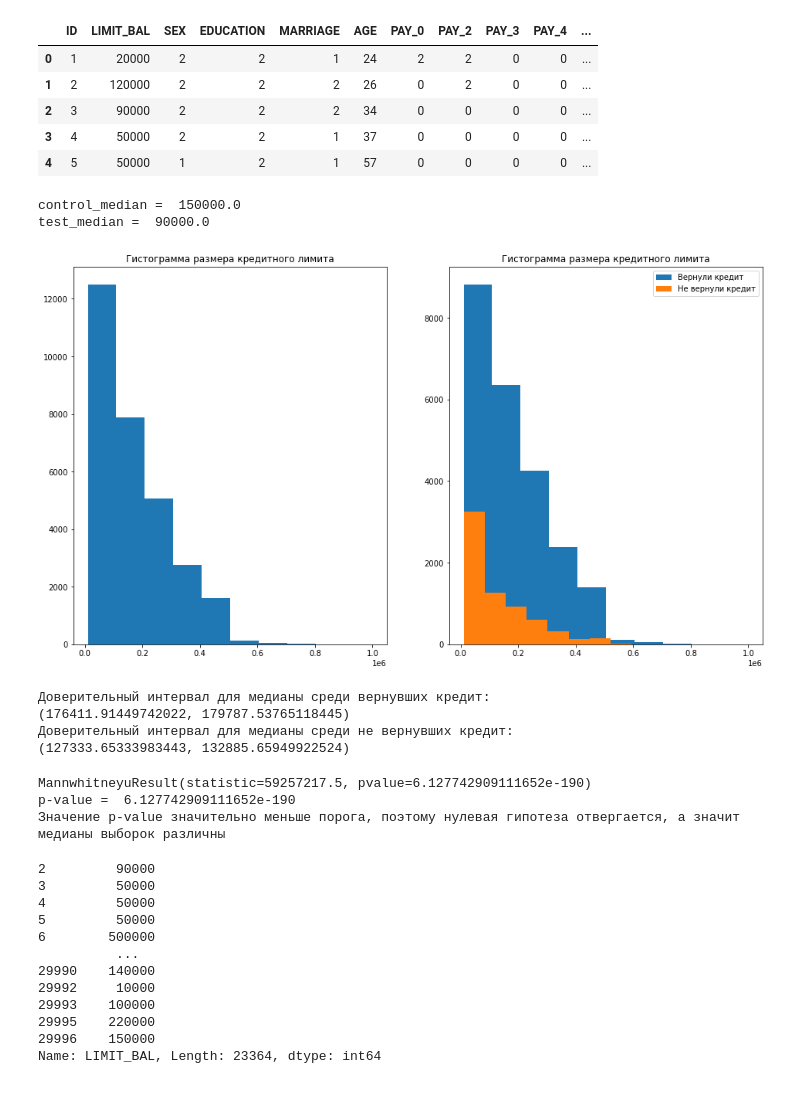
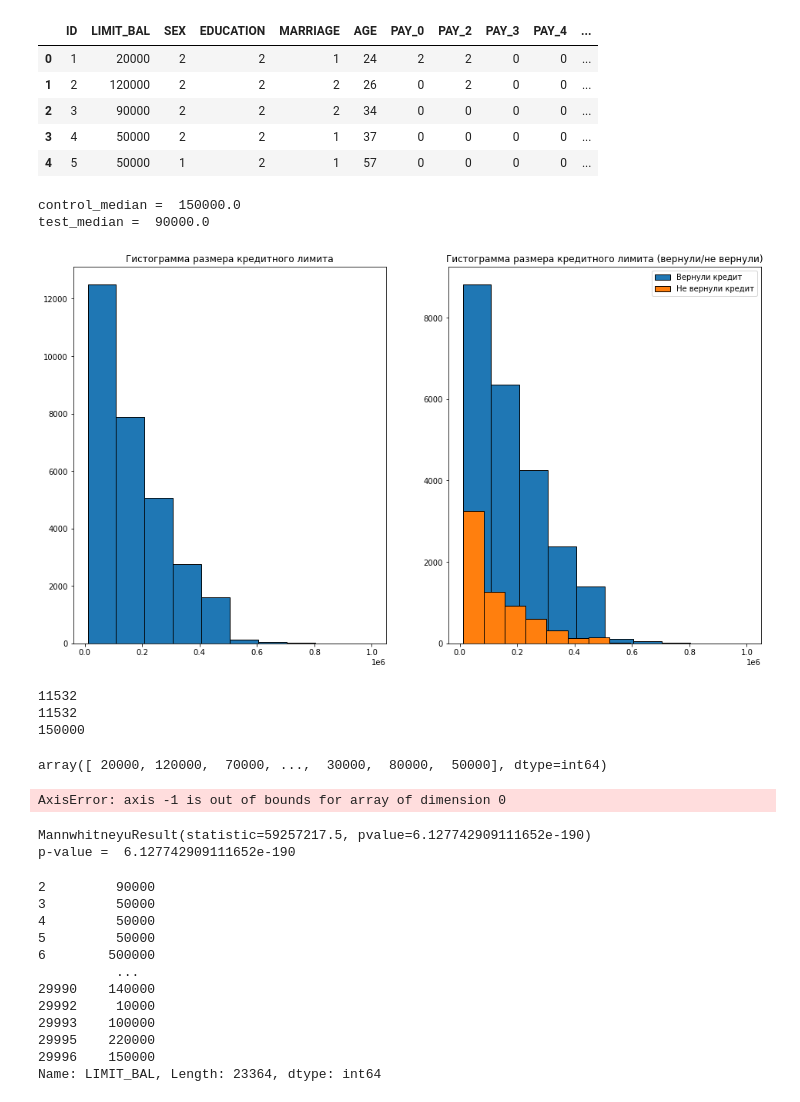
Before and after one commit to RBVV23/Coursera, a Jupyter notebook: Построение выводов по данным/Week_4/Task_1/task_1.ipynb, the cells around one changed output. Saved outputs shown, nothing was run; the diff lists cells and outputs as text; code cells hidden in the pictures.

```diff
--- a/Построение выводов по данным/Week_4/Task_1/task_1.ipynb
+++ b/Построение выводов по данным/Week_4/Task_1/task_1.ipynb
@@ -26,56 +26,82 @@ data.head()
 # %%
 plt.figure(figsize=(16,9))
 plt.subplot(121)
 plt.title('Гистограмма размера кредитного лимита')
-plt.hist(data['LIMIT_BAL'])
+plt.hist(data['LIMIT_BAL'], edgecolor='k')
 # plt.show()
 
 # вернули кредит
 control = data[data.default == 0]['LIMIT_BAL']
 # control_median = np.median(control['LIMIT_BAL'])
 print('control_median = ', control_median)
 
 # не вернули кредит
 test = data[data.default == 1]['LIMIT_BAL']
 # test_median = np.median(test['LIMIT_BAL'])
 print('test_median = ', test_median)
 
 # медианы выборок различны, но это лишь грубое приближение
+
 plt.subplot(122)
-plt.title('Гистограмма размера кредитного лимита')
-plt.hist(control, label='Вернули кредит')
-plt.hist(test, label='Не вернули кредит')
+plt.title('Гистограмма размера кредитного лимита (вернули/не вернули)')
+plt.hist(control, label='Вернули кредит', edgecolor='k')
+plt.hist(test, label='Не вернули кредит', edgecolor='k')
 plt.legend()
 plt.show()
 # %% [output]
 control_median =  150000.0
 test_median =  90000.0
-[figure, old version]
+[figure, new version]
+# %%
+# функция для построения доверительных интервалов для медиан (на основе распредления Бернулли)
+
+sample = control
+alpha = 0.05
+p = 0.5
+
+# def my_binom_zconfint(sample, n, p, alpha=0.05):
+    q = 1 - p
+    n = len(sample)
+    mean = n*p
+    variance = n*p*q
+    z = z = stats.norm.ppf(1 - alpha/2.)
+    low_number = int(round(mean - z*np.sqrt(variance)))
+    low = np.sort(sample)[low_number]
+    high_number = int(round(mean + z*np.sqrt(variance)))
+high =  np.sort(sample)[high_number]
+    return low, high
+# %% [output]
+11532
+11532
+150000
+# %%
+data.LIMIT_BAL.loc[data.default==1].values
+# %% [output]
+array([ 20000, 120000,  70000, ...,  30000,  80000,  50000], dtype=int64)
 # %%
-# 1a) получим интервальную оценку медианных значений выборок
-# interval =
+# 1a) получим интервальные оценки медианных значений выборок критерием знаков на основе биноминальног распределения
+control_s = np.sort(control.loc)
+test_s = np.sort(test.loc)
+
+
+interval = my_binom_zconfint(control, 0.5)
 print('Доверительный интервал для медианы среди вернувших кредит:')
-# print('[{}; {}]'.format(interval[0], interval[1]))
-print(zconfint(control['LIMIT_BAL']))
+print('[{}; {}]'.format(int(interval[0]), int(interval[1])))
 
+interval = np.round(my_binom_zconfint(len(test), 0.5))
 print('Доверительный интервал для медианы среди не вернувших кредит:')
-# print('[{}; {}]'.format(interval[0], interval[1]))
-print(zconfint(test['LIMIT_BAL']))
+print('[{}; {}]'.format(int(interval[0]), int(interval[1])))
 # %% [output]
-Доверительный интервал для медианы среди вернувших кредит:
-(176411.91449742022, 179787.53765118445)
-Доверительный интервал для медианы среди не вернувших кредит:
-(127333.65333983443, 132885.65949922524)
+AxisError: axis -1 is out of bounds for array of dimension 0
 # %%
 # 1b) выборки имеют разный размер, поэтому будем использовать непараметрический критерий Манна-Уитни
-res = stats.mannwhitneyu(control['LIMIT_BAL'], test['LIMIT_BAL'])
+res = stats.mannwhitneyu(control, test)
 print(res)
 print('p-value = ', res[1])
 # значение p-value значительно меньше порога, поэтому нулевая гипотеза отвергается, а значит распределения выборок различны'
 # %% [output]
 MannwhitneyuResult(statistic=59257217.5, pvalue=6.127742909111652e-190)
 p-value =  6.127742909111652e-190
-Значение p-value значительно меньше порога, поэтому нулевая гипотеза отвергается, а значит медианы выборок различны
 # %%
 control['LIMIT_BAL']
 # %% [output]
```
